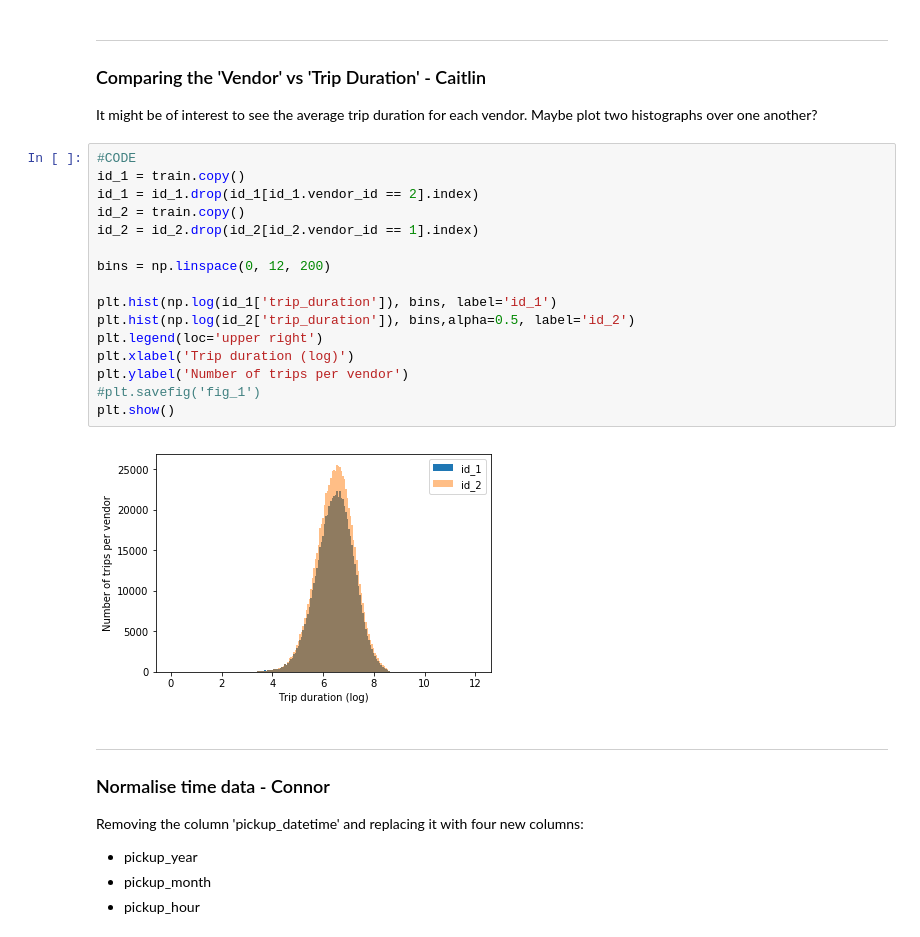
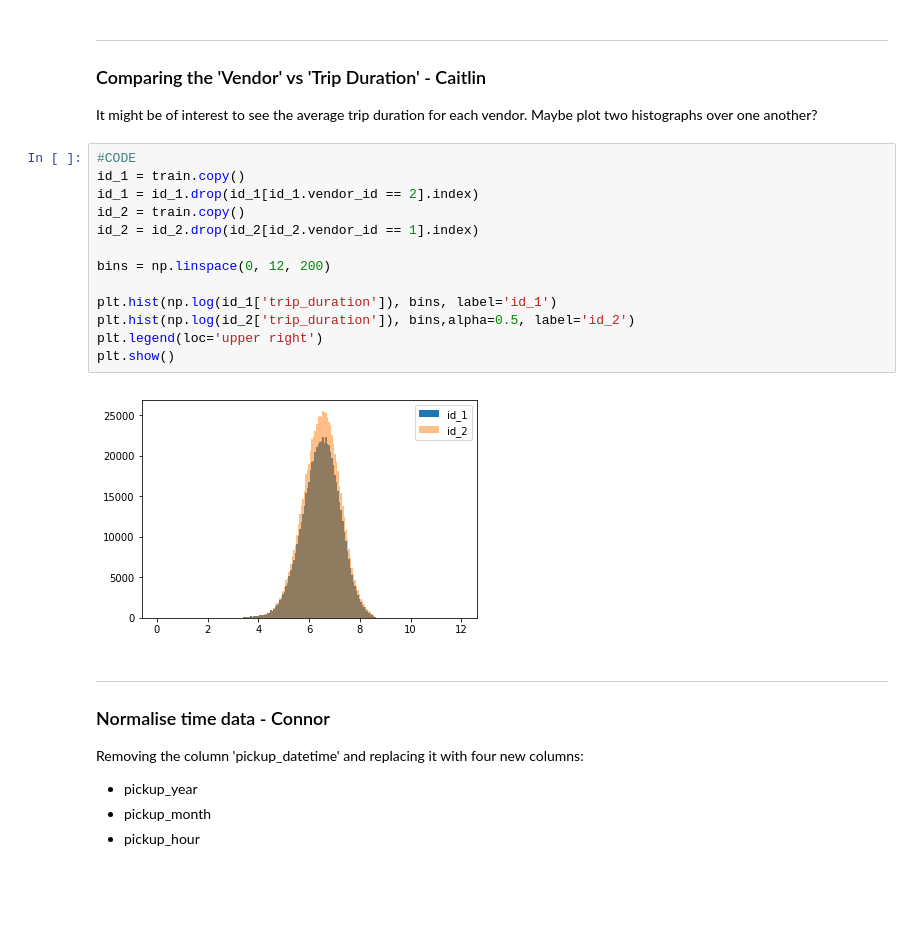
Before and after one commit to Xethagona/Taxi-Coursework, a Jupyter notebook: NYTD.ipynb, the cells around one changed output. Saved outputs shown, nothing was run; the diff lists cells and outputs as text; blank space fills up the shorter version.

```diff
--- a/NYTD.ipynb
+++ b/NYTD.ipynb
@@ -313,21 +313,18 @@ It might be of interest to see the average trip duration for each vendor. Maybe
 # %%
 #CODE
 id_1 = train.copy()
 id_1 = id_1.drop(id_1[id_1.vendor_id == 2].index)
 id_2 = train.copy()
 id_2 = id_2.drop(id_2[id_2.vendor_id == 1].index)
 
 bins = np.linspace(0, 12, 200)
 
 plt.hist(np.log(id_1['trip_duration']), bins, label='id_1')
 plt.hist(np.log(id_2['trip_duration']), bins,alpha=0.5, label='id_2')
 plt.legend(loc='upper right')
-plt.xlabel('Trip duration (log)')
-plt.ylabel('Number of trips per vendor')
-#plt.savefig('fig_1')
 plt.show()
 # %% [output]
-[figure, old version]
+[figure, new version]
 # %% [markdown]
 <hr style="height: 1.0px;"/>
 
```
Also changed, not shown: parts of 18 cells of this notebook.
